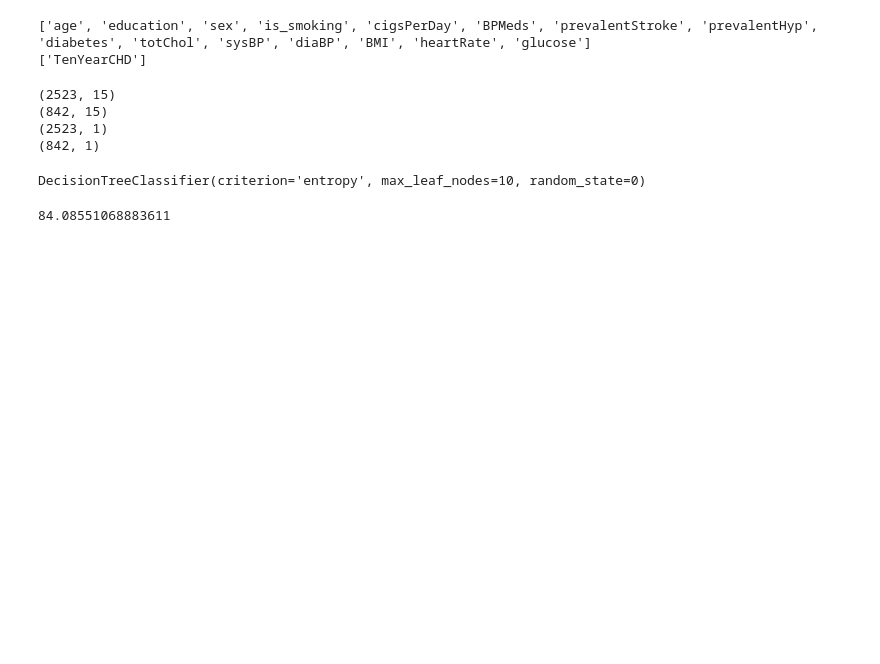
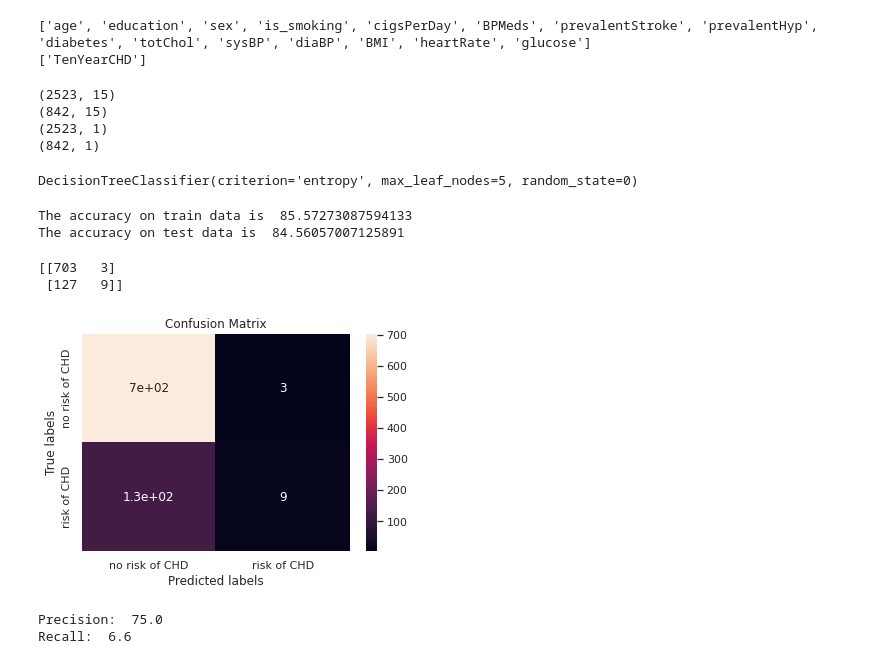
Before and after one commit to SethupathyM/Cardiovascular_Risk_Prediction, a Jupyter notebook: Cardiovascular_Risk_Prediction.ipynb, the cells around one changed output. Saved outputs shown, nothing was run; the diff lists cells and outputs as text; code cells hidden in the pictures; blank space fills up the shorter version.

```diff
--- a/Cardiovascular_Risk_Prediction.ipynb
+++ b/Cardiovascular_Risk_Prediction.ipynb
@@ -445,15 +448,56 @@ X_train = scaler.fit_transform(X_train)
 X_test= scaler.transform(X_test)
 # %%
 # DesicionTreeclassifier
-humidity_classifier = DecisionTreeClassifier(criterion='entropy', max_leaf_nodes=10, random_state=0)
+humidity_classifier = DecisionTreeClassifier(criterion='entropy', max_leaf_nodes=5, random_state=0)
 humidity_classifier.fit(X_train, y_train)
 # %% [output]
-DecisionTreeClassifier(criterion='entropy', max_leaf_nodes=10, random_state=0)
+DecisionTreeClassifier(criterion='entropy', max_leaf_nodes=5, random_state=0)
 # %%
 # Predicting values
 y_train_dt_predict = humidity_classifier.predict(X_train)
 y_test_dt_predict= humidity_classifier.predict(X_test)
-# %%
-accuracy_score(y_test, y_test_dt_predict) * 100
-# %% [output]
-84.08551068883611
+# %%
+train_accuracy = (accuracy_score(y_train, y_train_dt_predict) * 100)
+test_accuracy = (accuracy_score(y_test, y_test_dt_predict) * 100)
+
+print("The accuracy on train data is ", train_accuracy)
+print("The accuracy on test data is ", test_accuracy)
+# %% [output]
+The accuracy on train data is  85.57273087594133
+The accuracy on test data is  84.56057007125891
+# %%
+# Get the confusion matrix for test
+
+labels = ['no risk of CHD', 'risk of CHD']
+cm = confusion_matrix(y_test, y_test_dt_predict)
+print(cm)
+
+ax= plt.subplot()
+
+sns.heatmap(cm, annot=True, ax = ax) #annot=True to annotate cells
+
+# labels, title and ticks
+ax.set_xlabel('Predicted labels')
+ax.set_ylabel('True labels')
+ax.set_title('Confusion Matrix')
+ax.xaxis.set_ticklabels(labels)
+ax.yaxis.set_ticklabels(labels)
+sns.set(font_scale = 1)
+# %% [output]
+[[703   3]
+ [127   9]]
+[figure, added]
+# %%
+# Metrics
+TN = 703
+TP = 9
+FN = 127
+FP = 3
+Precision = (TP/(TP+FP)) *100
+print('Precision: ',Precision)
+#
+Recall = (TP/(TP+FN)) * 100
+print('Recall: ',round(Recall,1))
+# %% [output]
+Precision:  75.0
+Recall:  6.6
```
Also changed, not shown: parts of 13 cells of this notebook.
